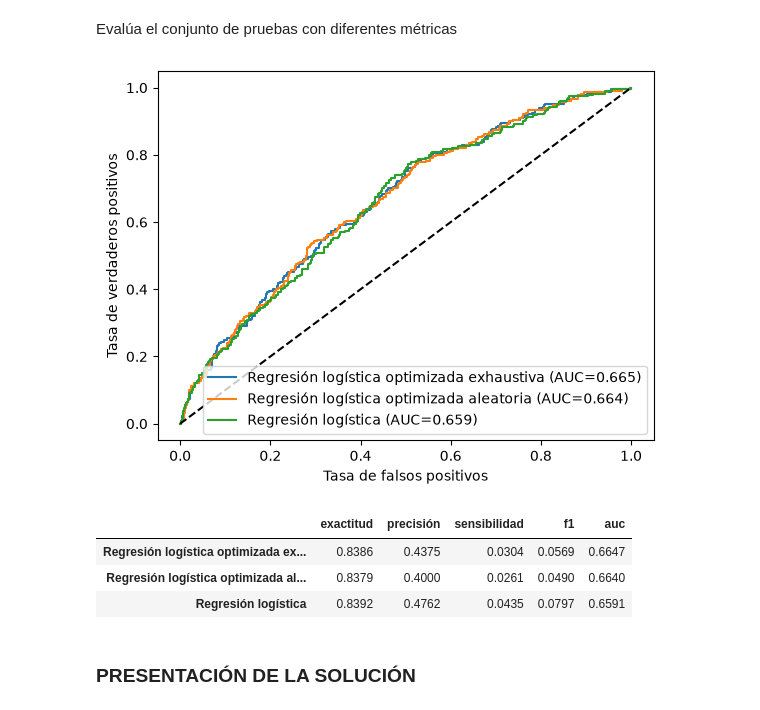
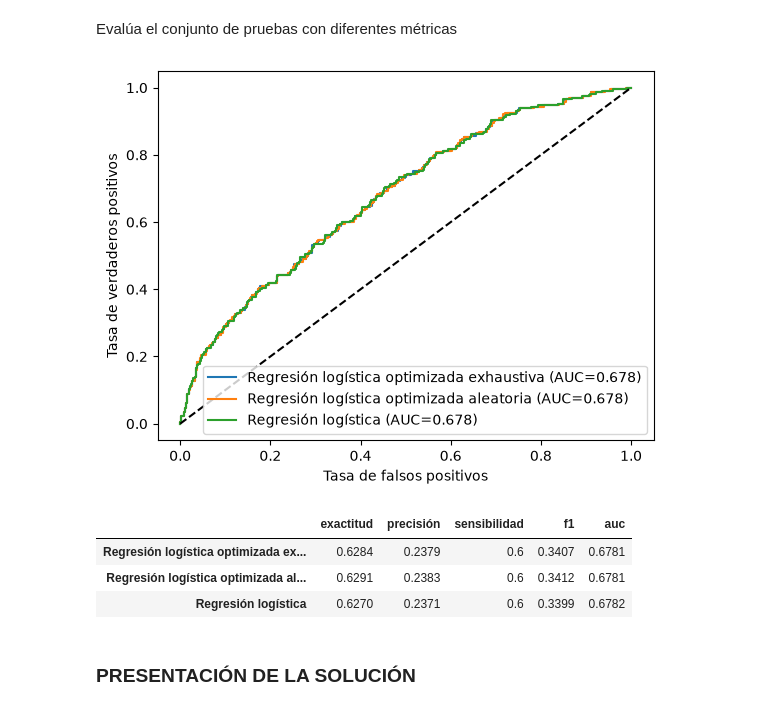
Before and after one commit to Raumeco/IABD-SAPA-Aprendizaje_supervisado, a Jupyter notebook: ejercicios/2_8Ejercicios.ipynb, the cells around one changed output. Cells and saved outputs as stored; diff of their text form; code cells hidden in the pictures.

```diff
--- a/ejercicios/2_8Ejercicios.ipynb
+++ b/ejercicios/2_8Ejercicios.ipynb
@@ -291,25 +299,27 @@ print(randomized_search.best_params_)
 # %% [markdown]
 Evalúa el conjunto de pruebas con diferentes métricas
 # %%
+pipeline_regresion_logistica.fit(X_train, y_train)
+
 metricas_por_modelo = {
-    "Regresión logística optimizada exhaustiva": evaluar_modelo("Regresión logística optimizada exhaustiva", grid_search.best_estimator_, X_test, y_test),
-    "Regresión logística optimizada aleatoria": evaluar_modelo("Regresión logística optimizada aleatoria", randomized_search.best_estimator_, X_test, y_test),
-    "Regresión logística": evaluar_modelo("Regresión logística", pipeline_regresion_logistica, X_test, y_test),
+    "Regresión logística optimizada exhaustiva": evaluar_modelo("Regresión logística optimizada exhaustiva", grid_search.best_estimator_, X_test, y_test, test_data=True),
+    "Regresión logística optimizada aleatoria": evaluar_modelo("Regresión logística optimizada aleatoria", randomized_search.best_estimator_, X_test, y_test, test_data=True),
+    "Regresión logística": evaluar_modelo("Regresión logística", pipeline_regresion_logistica, X_test, y_test, test_data=True),
 }
 
 plt.plot([0, 1], [0, 1], "k--")
 plt.xlabel("Tasa de falsos positivos")
 plt.ylabel("Tasa de verdaderos positivos")
 plt.legend()
 plt.show()
 
 pd.DataFrame(metricas_por_modelo).T.round(4)
 # %% [output]
-[figure, old version]
+[figure, new version]
 |  | exactitud | precisión | sensibilidad | f1 | auc |
-| Regresión logística optimizada ex... | 0.8386 | 0.4375 | 0.0304 | 0.0569 | 0.6647 |
-| Regresión logística optimizada al... | 0.8379 | 0.4000 | 0.0261 | 0.0490 | 0.6640 |
-| Regresión logística | 0.8392 | 0.4762 | 0.0435 | 0.0797 | 0.6591 |
+| Regresión logística optimizada ex... | 0.6284 | 0.2379 | 0.6 | 0.3407 | 0.6781 |
+| Regresión logística optimizada al... | 0.6291 | 0.2383 | 0.6 | 0.3412 | 0.6781 |
+| Regresión logística | 0.6270 | 0.2371 | 0.6 | 0.3399 | 0.6782 |
 # %% [markdown]
 ### PRESENTACIÓN DE LA SOLUCIÓN
 # %% [markdown]
```
Also changed, not shown: parts of 4 cells of this notebook, 1 other file.
